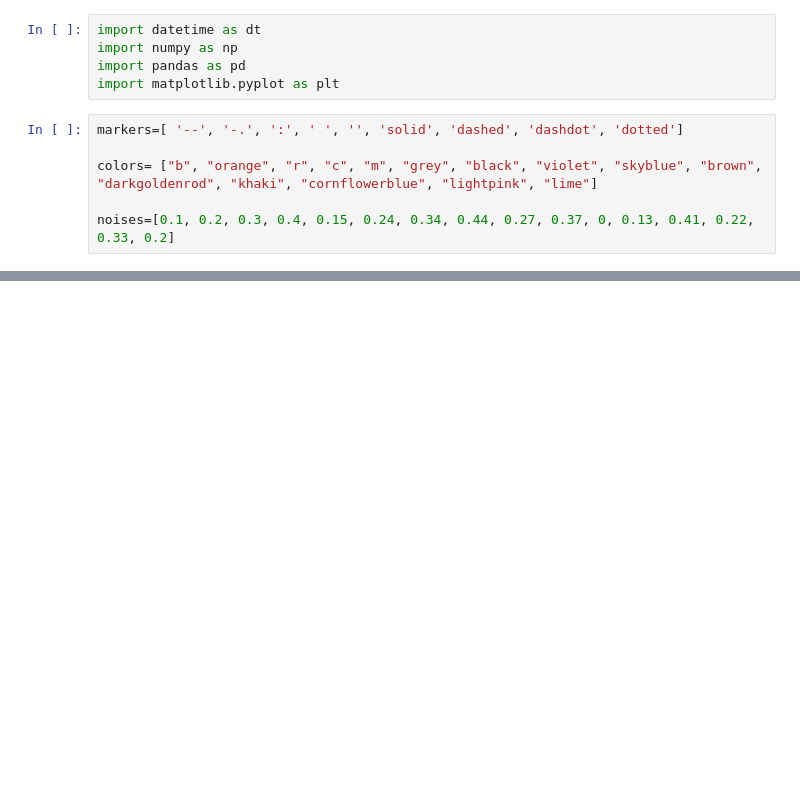
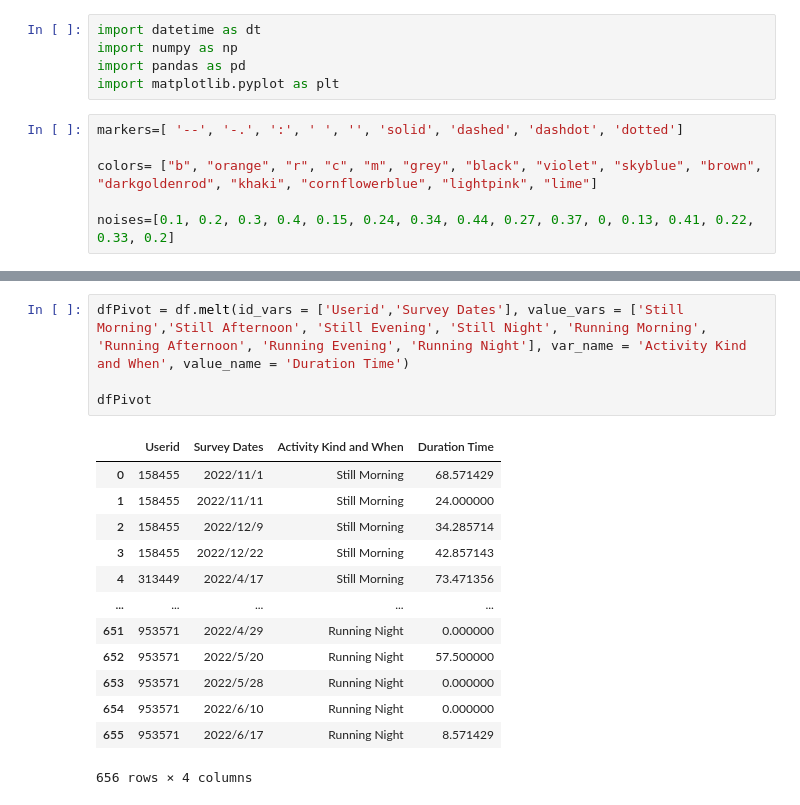
Before and after one commit to zhuyingw/ADHD-Prediction, a Jupyter notebook: featureVisual.ipynb, the cells around one changed output, grey strips where cells are left out. Drawn from its saved outputs; the diff is of its cells as text; blank space fills up the shorter version.

```diff
--- a/featureVisual.ipynb
+++ b/featureVisual.ipynb
@@ -87,0 +75,18 @@ import matplotlib.pyplot as plt
+# %%
+dfPivot = df.melt(id_vars = ['Userid','Survey Dates'], value_vars = ['Still Morning','Still Afternoon', 'Still Evening', 'Still Night', 'Running Morning', 'Running Afternoon', 'Running Evening', 'Running Night'], var_name = 'Activity Kind and When', value_name = 'Duration Time')
+
+dfPivot
+# %% [output]
+|  | Userid | Survey Dates | Activity Kind and When | Duration Time |
+| 0 | 158455 | 2022/11/1 | Still Morning | 68.571429 |
+| 1 | 158455 | 2022/11/11 | Still Morning | 24.000000 |
+| 2 | 158455 | 2022/12/9 | Still Morning | 34.285714 |
+| 3 | 158455 | 2022/12/22 | Still Morning | 42.857143 |
+| 4 | 313449 | 2022/4/17 | Still Morning | 73.471356 |
+| ... | ... | ... | ... | ... |
+| 651 | 953571 | 2022/4/29 | Running Night | 0.000000 |
+| 652 | 953571 | 2022/5/20 | Running Night | 57.500000 |
+| 653 | 953571 | 2022/5/28 | Running Night | 0.000000 |
+| 654 | 953571 | 2022/6/10 | Running Night | 0.000000 |
+| 655 | 953571 | 2022/6/17 | Running Night | 8.571429 |
+656 rows × 4 columns
```
Also changed, not shown: parts of 8 cells of this notebook, 2 other files.
